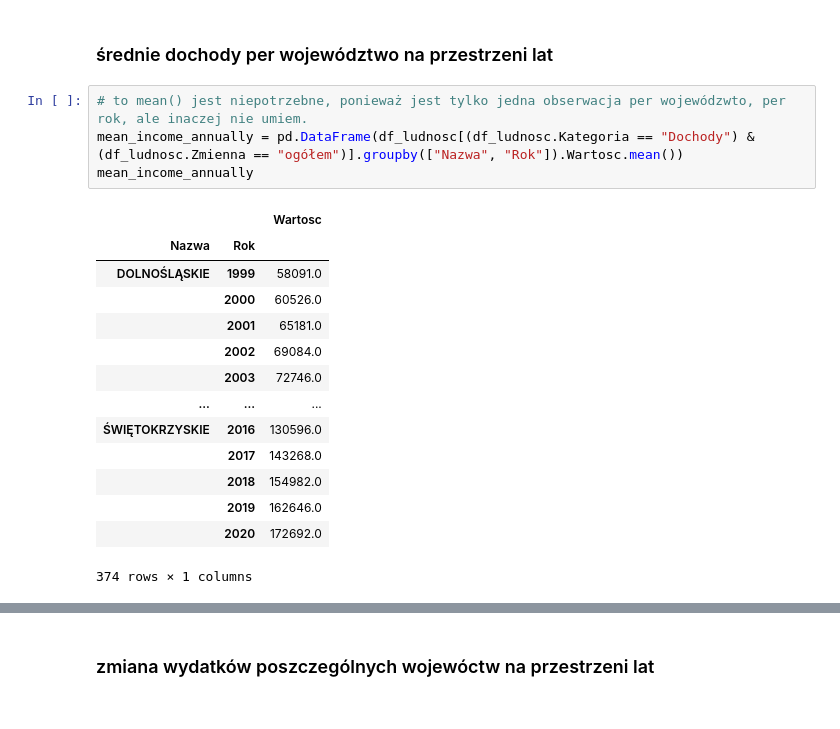
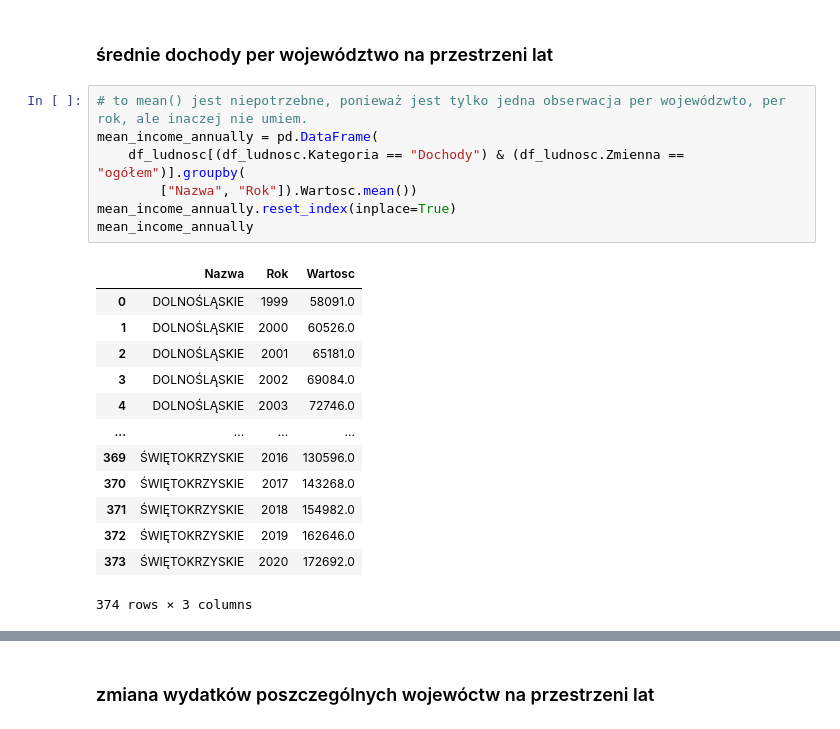
Before and after one commit to pjatk-boys/Projekt_EWD, a Jupyter notebook: notebooks/1_overview.ipynb, the cells around one changed output, grey strips where cells are left out. Saved outputs shown, nothing was run; the diff lists cells and outputs as text.

```diff
--- a/notebooks/1_overview.ipynb
+++ b/notebooks/1_overview.ipynb
@@ -96,20 +97,22 @@ df_ludnosc[(df_ludnosc.Kategoria == "Dochody") & (df_ludnosc.Zmienna == "ogółe
 ### średnie dochody per województwo na przestrzeni lat
 # %%
 # to mean() jest niepotrzebne, ponieważ jest tylko jedna obserwacja per wojewódzwto, per rok, ale inaczej nie umiem.
-mean_income_annually = pd.DataFrame(df_ludnosc[(df_ludnosc.Kategoria == "Dochody") & (df_ludnosc.Zmienna == "ogółem")].groupby(["Nazwa", "Rok"]).Wartosc.mean())
+mean_income_annually = pd.DataFrame(
+    df_ludnosc[(df_ludnosc.Kategoria == "Dochody") & (df_ludnosc.Zmienna == "ogółem")].groupby(
+        ["Nazwa", "Rok"]).Wartosc.mean())
+mean_income_annually.reset_index(inplace=True)
 mean_income_annually
 # %% [output]
-|  |  | Wartosc |
-| Nazwa | Rok |  |
-| DOLNOŚLĄSKIE | 1999 | 58091.0 |
-|  | 2000 | 60526.0 |
-|  | 2001 | 65181.0 |
-|  | 2002 | 69084.0 |
-|  | 2003 | 72746.0 |
-| ... | ... | ... |
-| ŚWIĘTOKRZYSKIE | 2016 | 130596.0 |
-|  | 2017 | 143268.0 |
-|  | 2018 | 154982.0 |
-|  | 2019 | 162646.0 |
-|  | 2020 | 172692.0 |
+|  | Nazwa | Rok | Wartosc |
+| 0 | DOLNOŚLĄSKIE | 1999 | 58091.0 |
+| 1 | DOLNOŚLĄSKIE | 2000 | 60526.0 |
+| 2 | DOLNOŚLĄSKIE | 2001 | 65181.0 |
+| 3 | DOLNOŚLĄSKIE | 2002 | 69084.0 |
+| 4 | DOLNOŚLĄSKIE | 2003 | 72746.0 |
+| ... | ... | ... | ... |
+| 369 | ŚWIĘTOKRZYSKIE | 2016 | 130596.0 |
+| 370 | ŚWIĘTOKRZYSKIE | 2017 | 143268.0 |
+| 371 | ŚWIĘTOKRZYSKIE | 2018 | 154982.0 |
+| 372 | ŚWIĘTOKRZYSKIE | 2019 | 162646.0 |
+| 373 | ŚWIĘTOKRZYSKIE | 2020 | 172692.0 |
-374 rows × 1 columns
+374 rows × 3 columns
```
Also changed, not shown: parts of 20 cells of this notebook.
